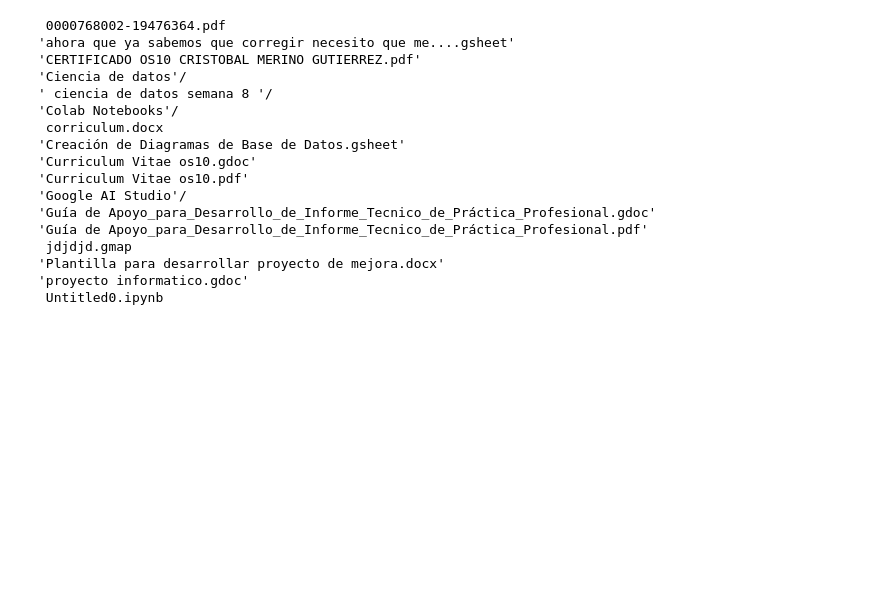
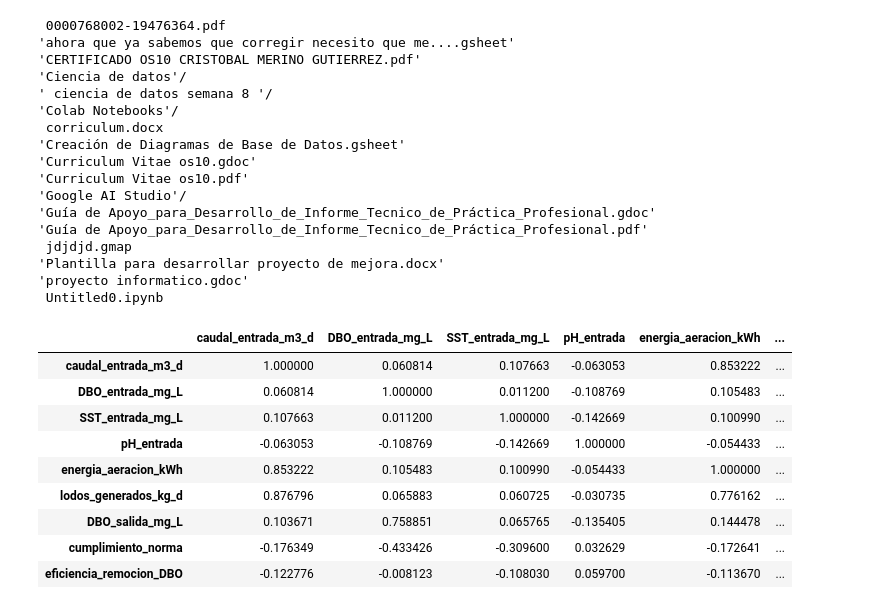
Before and after one commit to amida96/ciencia-de-datos-semana-8, a Jupyter notebook: ciencia_de_datos_sem_8.ipynb, the cells around one changed output. Saved outputs shown, nothing was run; the diff lists cells and outputs as text; code cells hidden in the pictures; blank space fills up the shorter version.

```diff
--- a/ciencia_de_datos_sem_8.ipynb
+++ b/ciencia_de_datos_sem_8.ipynb
@@ -99,3 +135,16 @@ Drive already mounted at /content/drive; to attempt to forcibly remount, call dr
 'Plantilla para desarrollar proyecto de mejora.docx'
 'proyecto informatico.gdoc'
  Untitled0.ipynb
+# %%
+data_operativa.corr(numeric_only=True)
+# %% [output]
+|  | caudal_entrada_m3_d | DBO_entrada_mg_L | SST_entrada_mg_L | pH_entrada | energia_aeracion_kWh | ... |
+| caudal_entrada_m3_d | 1.000000 | 0.060814 | 0.107663 | -0.063053 | 0.853222 | ... |
+| DBO_entrada_mg_L | 0.060814 | 1.000000 | 0.011200 | -0.108769 | 0.105483 | ... |
+| SST_entrada_mg_L | 0.107663 | 0.011200 | 1.000000 | -0.142669 | 0.100990 | ... |
+| pH_entrada | -0.063053 | -0.108769 | -0.142669 | 1.000000 | -0.054433 | ... |
+| energia_aeracion_kWh | 0.853222 | 0.105483 | 0.100990 | -0.054433 | 1.000000 | ... |
+| lodos_generados_kg_d | 0.876796 | 0.065883 | 0.060725 | -0.030735 | 0.776162 | ... |
+| DBO_salida_mg_L | 0.103671 | 0.758851 | 0.065765 | -0.135405 | 0.144478 | ... |
+| cumplimiento_norma | -0.176349 | -0.433426 | -0.309600 | 0.032629 | -0.172641 | ... |
+| eficiencia_remocion_DBO | -0.122776 | -0.008123 | -0.108030 | 0.059700 | -0.113670 | ... |
```
Also changed, not shown: parts of 10 cells of this notebook.
